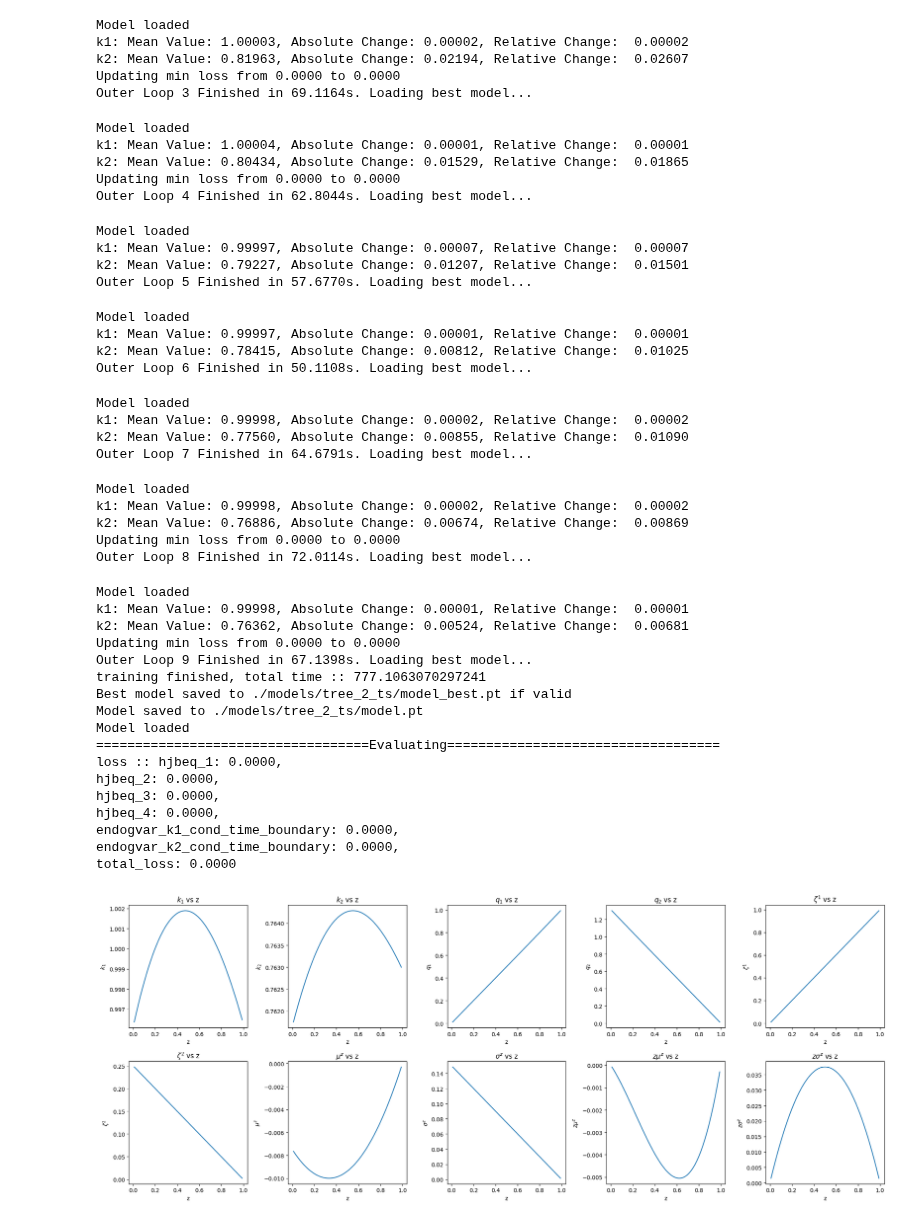
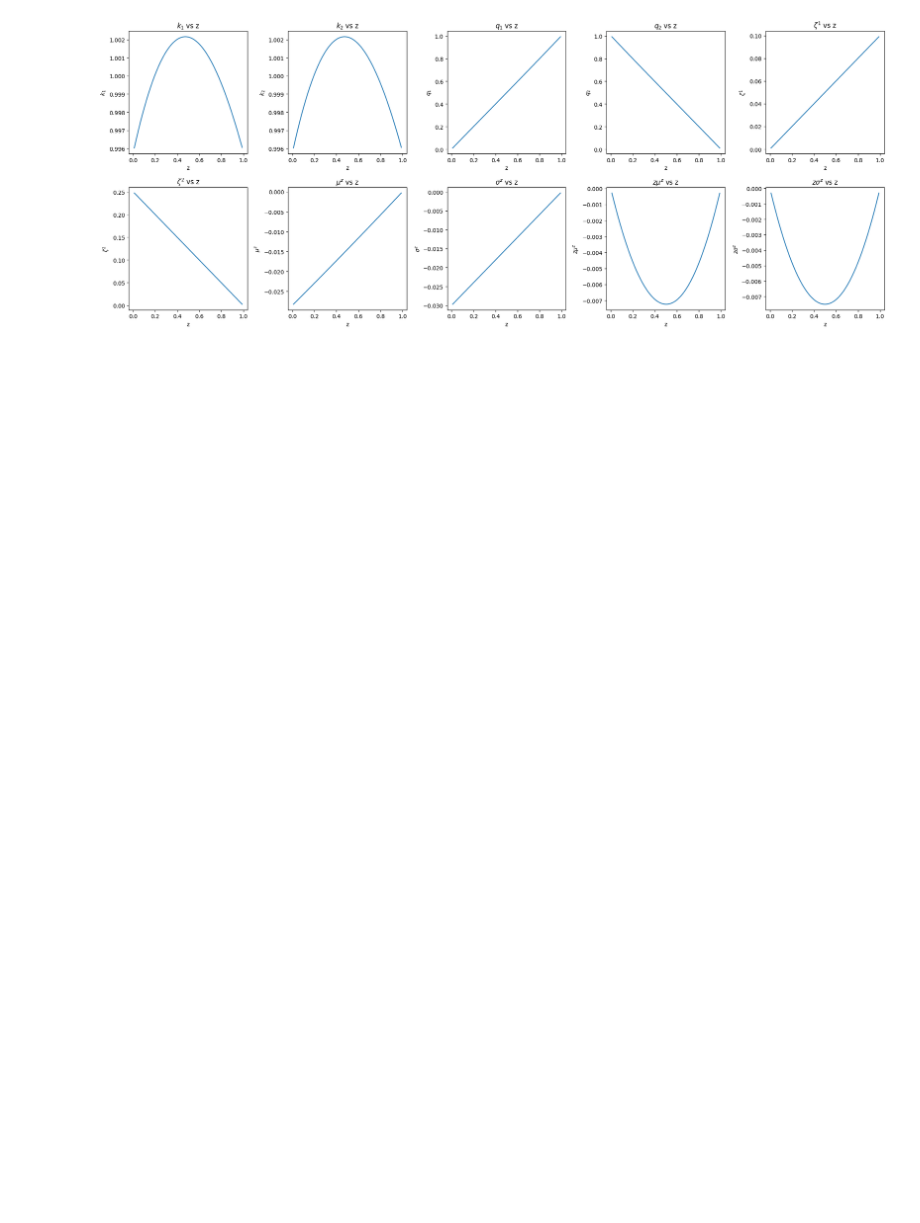
Before and after one commit to rotmanfinhub/deep-macrofin, a Jupyter notebook: examples/macro_problems/tree_2_ts.ipynb, the cells around one changed output. Drawn from its saved outputs; the diff is of its cells as text; code cells hidden in the pictures; blank space fills up the shorter version.

```diff
--- a/examples/macro_problems/tree_2_ts.ipynb
+++ b/examples/macro_problems/tree_2_ts.ipynb
@@ -42,8 +43,8 @@ latex_var_map = {
 params = {
     "gamma": 5,
     "rho": 0.05,
-    "mu_y1": 0.05,
-    "sig_y1": 0.2,
+    "mu_y1": 0.02,
+    "sig_y1": 0.02,
     "mu_y2": 0.05,
     "sig_y2": 0.05
 }
@@ -93,9 +94,9 @@ model.add_equation(r"$\sigma^{k_1} &= \sigma^z - \sigma^{q_1}$")
 model.add_equation(r"$\sigma^{k_2} &= \sigma^{z_2} - \sigma^{q_2}$")
 
 model.add_hjb_equation(r"$\frac{\partial k_1}{\partial t} + \frac{\partial k_1}{\partial z} * \mu_a^z + \frac{1}{2} * \frac{\partial^2 k_1}{\partial z^2} * (\sigma_a^z)^2 - \mu^{k_1} * k_1$")
-model.add_hjb_equation(r"$\frac{\partial k_1}{\partial t} + \frac{\partial k_2}{\partial z} * \mu_a^z + \frac{1}{2} * \frac{\partial^2 k_2}{\partial z^2} * (\sigma_a^z)^2 - \mu^{k_2} * k_2$")
+model.add_hjb_equation(r"$\frac{\partial k_2}{\partial t} + \frac{\partial k_2}{\partial z} * \mu_a^z + \frac{1}{2} * \frac{\partial^2 k_2}{\partial z^2} * (\sigma_a^z)^2 - \mu^{k_2} * k_2$")
 model.add_hjb_equation(r"$\frac{\partial k_1}{\partial t} + \frac{\partial k_1}{\partial z} * \sigma_a^z - \sigma^{k_1} * k_1$")
-model.add_hjb_equation(r"$\frac{\partial k_1}{\partial t} + \frac{\partial k_2}{\partial z} * \sigma_a^z - \sigma^{k_2} * k_2$")
+model.add_hjb_equation(r"$\frac{\partial k_2}{\partial t} + \frac{\partial k_2}{\partial z} * \sigma_a^z - \sigma^{k_2} * k_2$")
 
 print(model)
 if not os.path.exists(f"{base_model_dir}/model.pt"):
@@ -144,45 +152 @@ Outer Loop 2 Finished in 81.7270s. Loading best model...
-Model loaded
-k1: Mean Value: 1.00003, Absolute Change: 0.00002, Relative Change:  0.00002
-k2: Mean Value: 0.81963, Absolute Change: 0.02194, Relative Change:  0.02607
-Updating min loss from 0.0000 to 0.0000
-Outer Loop 3 Finished in 69.1164s. Loading best model...
-Model loaded
-k1: Mean Value: 1.00004, Absolute Change: 0.00001, Relative Change:  0.00001
-k2: Mean Value: 0.80434, Absolute Change: 0.01529, Relative Change:  0.01865
-Updating min loss from 0.0000 to 0.0000
-Outer Loop 4 Finished in 62.8044s. Loading best model...
-Model loaded
-k1: Mean Value: 0.99997, Absolute Change: 0.00007, Relative Change:  0.00007
-k2: Mean Value: 0.79227, Absolute Change: 0.01207, Relative Change:  0.01501
-Outer Loop 5 Finished in 57.6770s. Loading best model...
-Model loaded
-k1: Mean Value: 0.99997, Absolute Change: 0.00001, Relative Change:  0.00001
-k2: Mean Value: 0.78415, Absolute Change: 0.00812, Relative Change:  0.01025
-Outer Loop 6 Finished in 50.1108s. Loading best model...
-Model loaded
-k1: Mean Value: 0.99998, Absolute Change: 0.00002, Relative Change:  0.00002
-k2: Mean Value: 0.77560, Absolute Change: 0.00855, Relative Change:  0.01090
-Outer Loop 7 Finished in 64.6791s. Loading best model...
-Model loaded
-k1: Mean Value: 0.99998, Absolute Change: 0.00002, Relative Change:  0.00002
-k2: Mean Value: 0.76886, Absolute Change: 0.00674, Relative Change:  0.00869
-Updating min loss from 0.0000 to 0.0000
-Outer Loop 8 Finished in 72.0114s. Loading best model...
-Model loaded
-k1: Mean Value: 0.99998, Absolute Change: 0.00001, Relative Change:  0.00001
-k2: Mean Value: 0.76362, Absolute Change: 0.00524, Relative Change:  0.00681
-Updating min loss from 0.0000 to 0.0000
-Outer Loop 9 Finished in 67.1398s. Loading best model...
-training finished, total time :: 777.1063070297241
-Best model saved to ./models/tree_2_ts/model_best.pt if valid
-Model saved to ./models/tree_2_ts/model.pt
-Model loaded
-===================================Evaluating===================================
-loss :: hjbeq_1: 0.0000,
-hjbeq_2: 0.0000,
-hjbeq_3: 0.0000,
-hjbeq_4: 0.0000,
-endogvar_k1_cond_time_boundary: 0.0000,
-endogvar_k2_cond_time_boundary: 0.0000,
-total_loss: 0.0000
-[figure, old version]
+[figure, new version]
```
Also changed, not shown: parts of 3 cells of this notebook, 3 other files.
